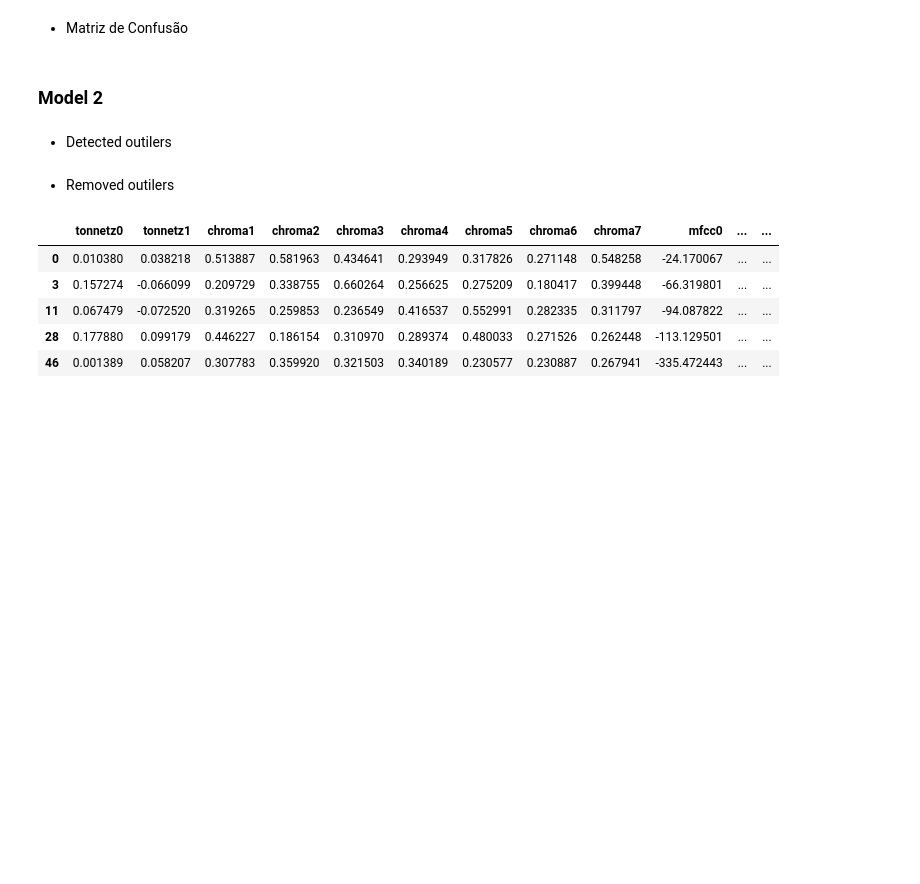
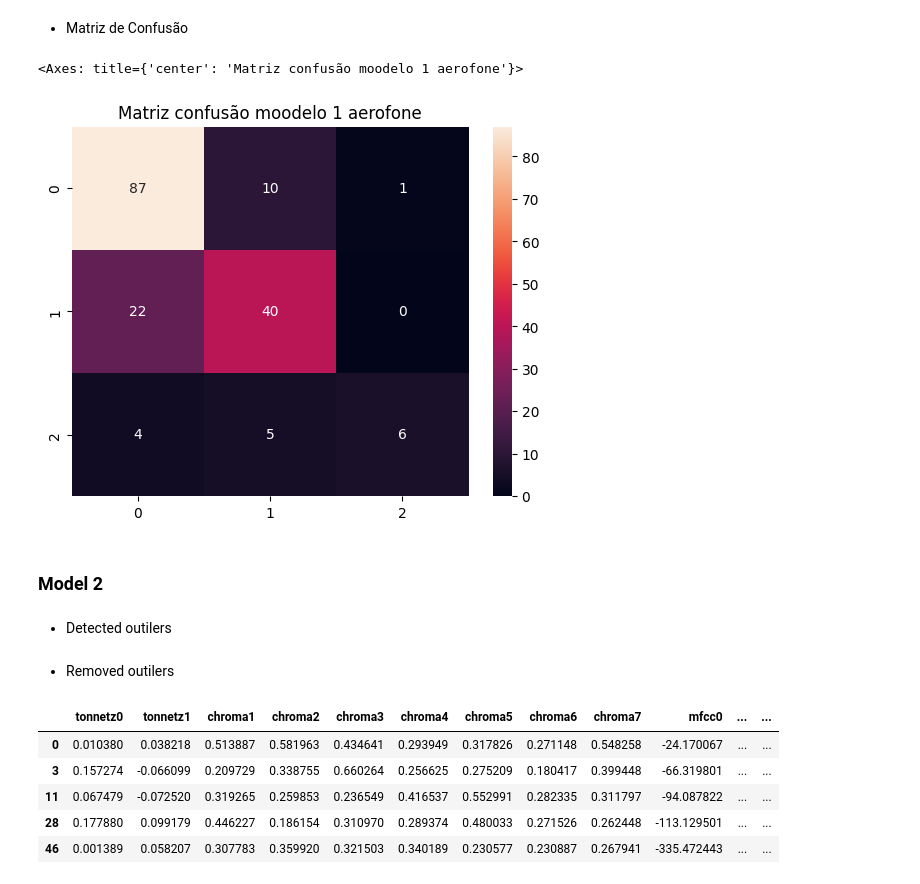
Before and after one commit to Douglas-cc/detected_instruments, a Jupyter notebook: notebooks/avaliacao_models.ipynb, the cells around one changed output. Drawn from its saved outputs; the diff is of its cells as text; code cells hidden in the pictures; blank space fills up the shorter version.

Commit message:
add matrix de confusão

```diff
--- a/notebooks/avaliacao_models.ipynb
+++ b/notebooks/avaliacao_models.ipynb
@@ -435,5 +439,10 @@ Acuracia do modelo HistGradientBoostingClassifier(max_bins=105, max_depth=19, mi
 # %% [markdown]
 - Matriz de Confusão
+# %%
+ac.matriz_confusion(results_aerofone_1['y_validate'], results_aerofone_1['predictions'], title='Matriz confusão modelo 1 aerofone')
+# %% [output]
+<Axes: title={'center': 'Matriz confusão moodelo 1 aerofone'}>
+[figure, added]
 # %% [markdown]
 ### Model 2
 # %% [markdown]
```
Also changed, not shown: parts of 31 cells of this notebook, 7 other files.
